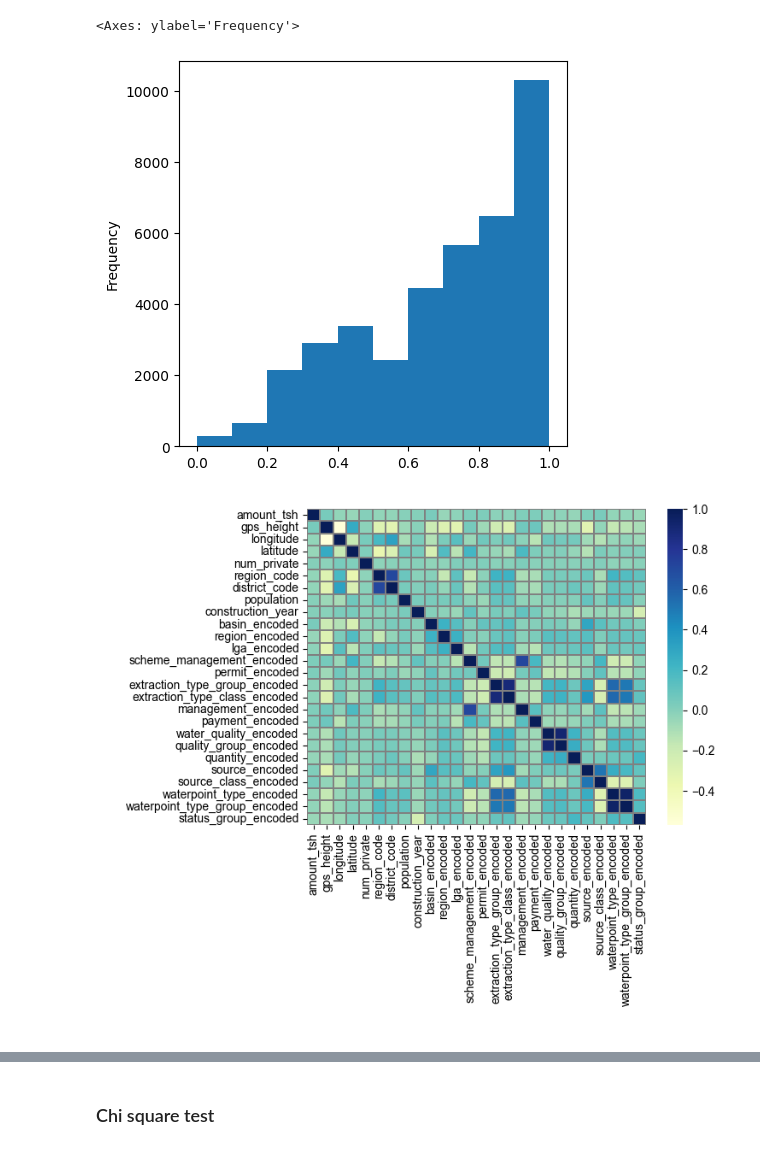
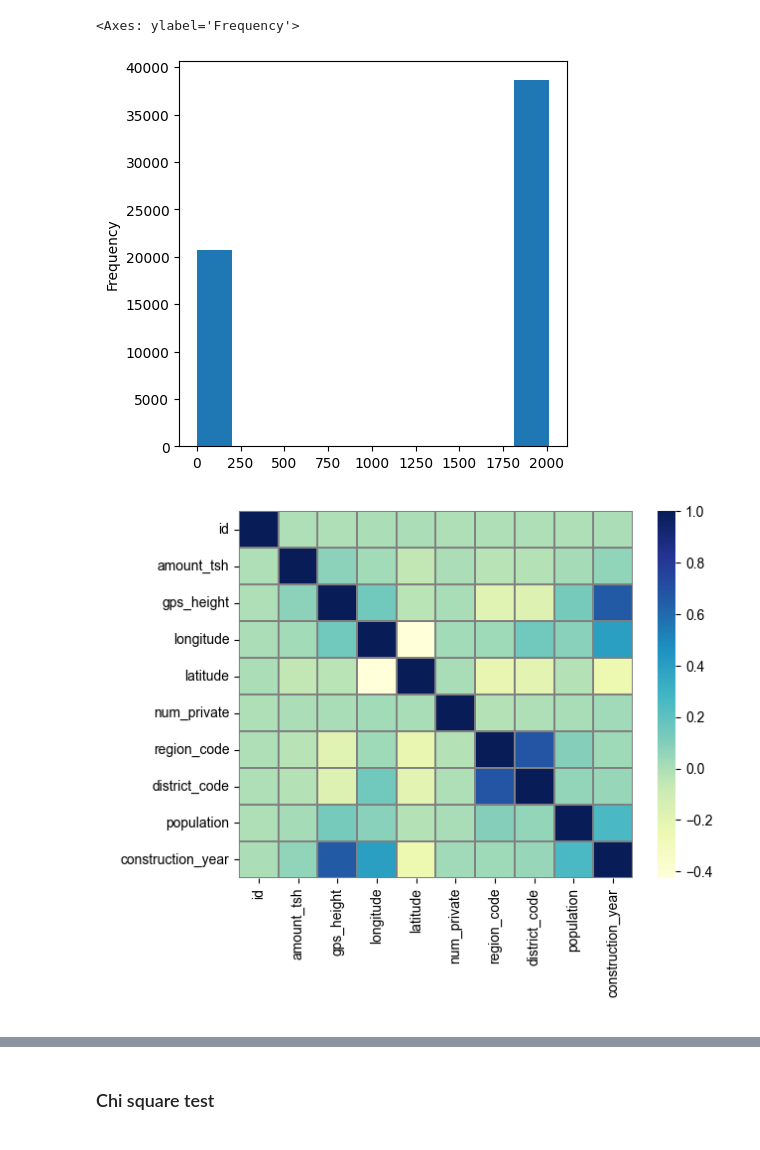
Before and after one commit to floranuta/Data_Circle, a Jupyter notebook: notebooks/feature_analysis.ipynb, the cells around one changed output, grey strips where cells are left out. Drawn from its saved outputs; the diff is of its cells as text; code cells hidden in the pictures.

```diff
--- a/notebooks/feature_analysis.ipynb
+++ b/notebooks/feature_analysis.ipynb
@@ -82,16 +37,16 @@ df_heatmap = (df_heatmap-df_heatmap.min())/(df_heatmap.max()-df_heatmap.min())
 # %%
-df_heatmap.construction_year.plot(kind="hist", figsize=[5,5])
+train_data.construction_year.plot(kind="hist", figsize=[5,5])
 # %% [output]
 <Axes: ylabel='Frequency'>
-[figure, old version]
+[figure, new version]
 # %%
 # Compute correlation matrix
-co_mtx = df_heatmap.corr(numeric_only=True)
+co_mtx = train_data.corr(numeric_only=True)
 
 # Plot correlation heatmap
 sns.heatmap(co_mtx, cmap="YlGnBu", annot=False, linewidths=0.3, linecolor='gray', xticklabels=True, yticklabels=True)
 
 
 sns.set_theme(rc={'figure.figsize':(12,10)})
 # %% [output]
-[figure, old version]
+[figure, new version]
```
Also changed, not shown: parts of 16 cells of this notebook.
